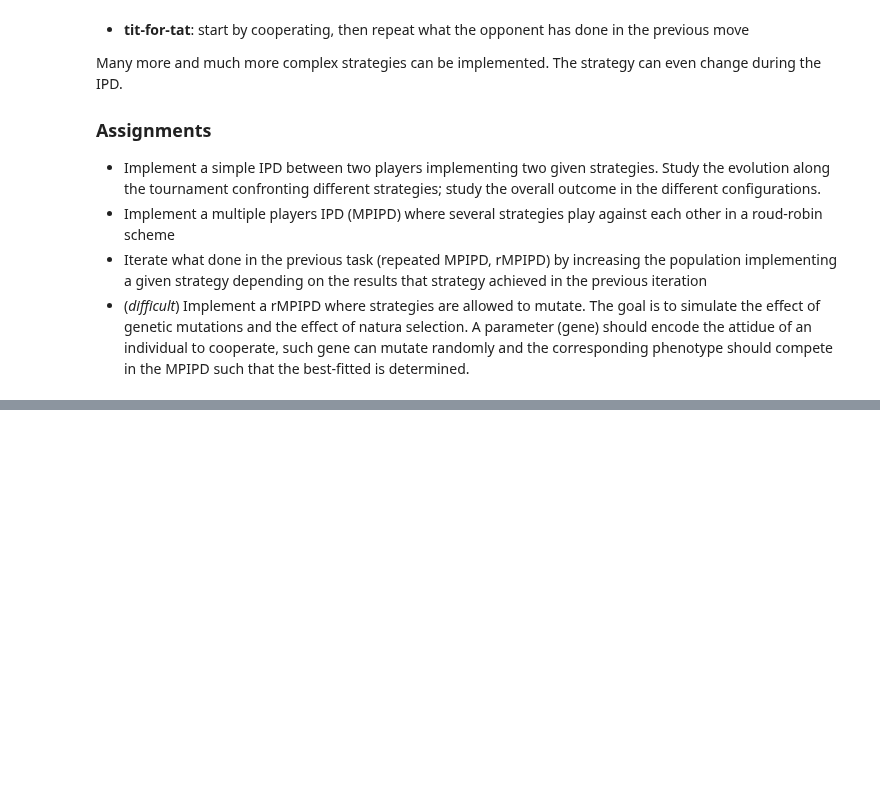
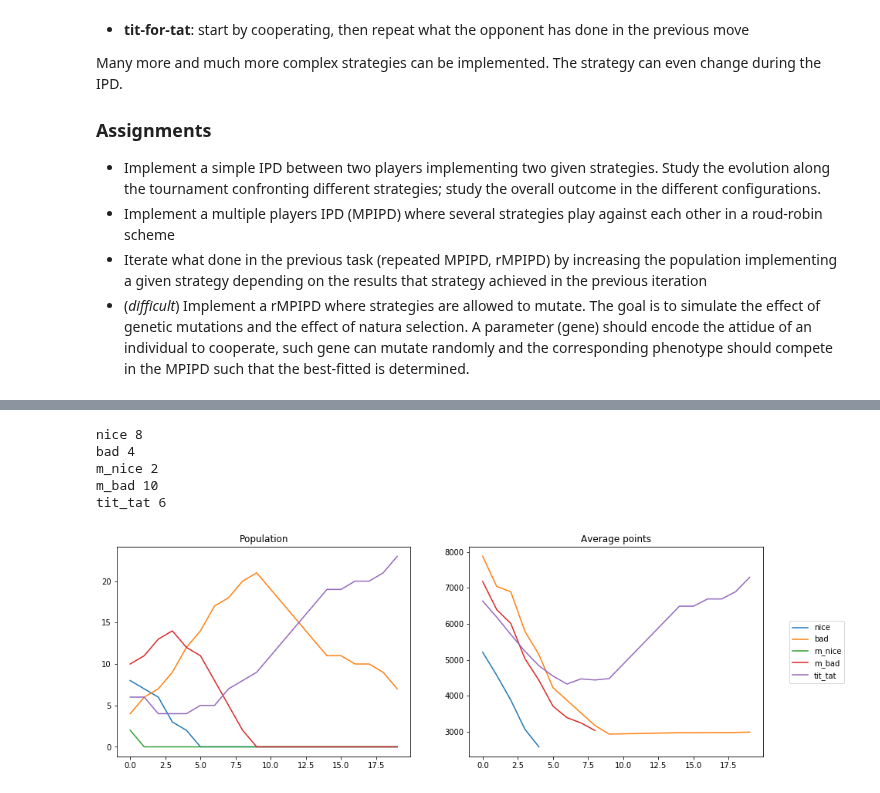
Before and after one commit to luca430/prisoner_dilemma, a Jupyter notebook: Project.ipynb, the cells around one changed output, grey strips where cells are left out. Drawn from its saved outputs; the diff is of its cells as text; code cells hidden in the pictures; blank space fills up the shorter version.

Commit message:
Point 4 finished

```diff
--- a/Project.ipynb
+++ b/Project.ipynb
@@ -101,12 +67,0 @@ print(n_ma,val_ma)
-# %%
-fig, (ax1,ax2) = plt.subplots(nrows=1,ncols=2,figsize=(15,5))
-
-for i in range(len(n_ma.T)):
-    ax1.plot(np.arange(k),n_ma.T[i],label=s[i])
-    ax1.set_title('Population')
-    ax2.plot(np.arange(k),val_ma.T[i],label=s[i])
-    ax2.set_title('Average points')
-    ax1.legend()
-    ax2.legend()
-plt.show()
-print(n_ma[-1])
@@ -162,24 +128,34 @@ plt.bar(s_unique,media);
 # %%
 #Point 3)
 
 s = ['nice','bad','m_nice','m_bad','tit_tat']
 
 #h = [0,1,1,1,1,1,1,4,4,4,4,4,4]
 h = npr.randint(0,len(s),size=30)
 unique, n_strategies = np.unique(h,return_counts=True)
 
 for a,b in zip(unique,n_strategies): print(s[a],b)
 
-k = 20
-n_ma, val_ma = pris_dil.tournament(h,'update_2',s,it=k)
+iterations = 20
+n_ma3, val_ma3 = pris_dil.tournament(h,'update_2',s,it=iterations)
 
-fig, (ax1,ax2) = plt.subplots(nrows=1,ncols=2,figsize=(15,5))
+val_ma_graph = np.copy(val_ma3)
+val_ma_graph[val_ma_graph == 0] = np.nan
+
+fig3, (ax1,ax2) = plt.subplots(nrows=1,ncols=2,figsize=(15,5))
 
 for i in range(len(s)):
-    ax1.plot(np.arange(k),n_ma.T[i],label=s[i])
-    ax1.set_title('Population')
-    ax2.plot(np.arange(k),val_ma.T[i],label=s[i])
-    ax2.set_title('Average points')
-    ax1.legend()
-    ax2.legend()
+    ax1.plot(np.arange(iterations),n_ma3.T[i])
+    ax2.plot(np.arange(iterations),val_ma_graph.T[i],label=s[i])
+
+ax1.set_title('Population')
+ax2.set_title('Average points')
+fig3.legend(loc='center right')
 plt.show()
+# %% [output]
+nice 8
+bad 4
+m_nice 2
+m_bad 10
+tit_tat 6
+[figure, added]
```
Also changed, not shown: parts of 6 cells of this notebook, 2 other files.
